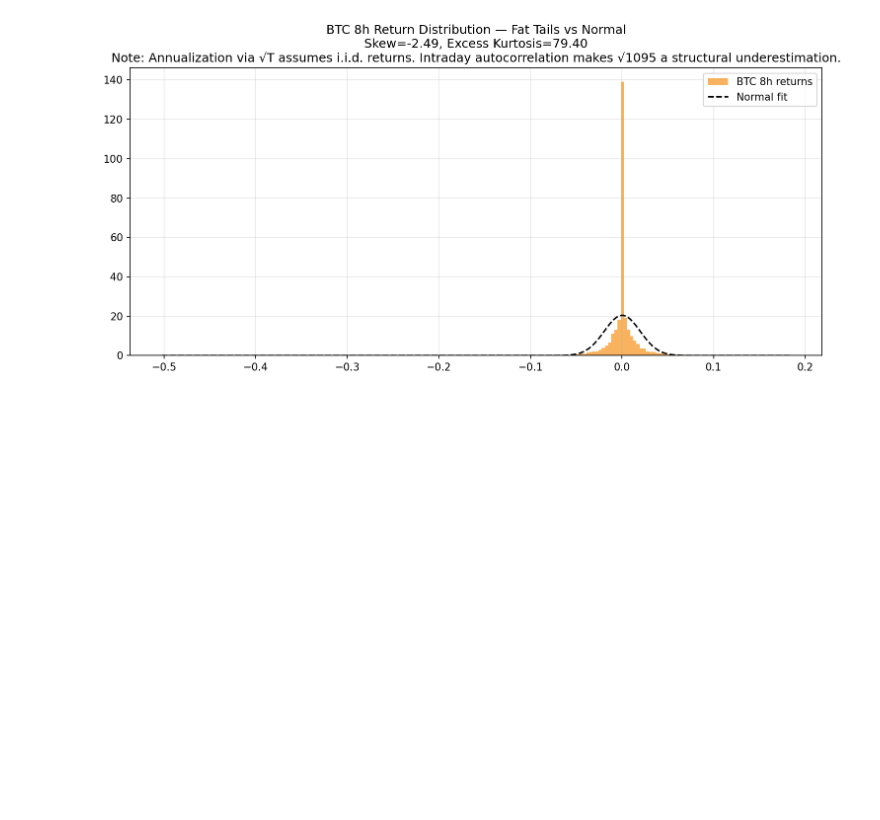
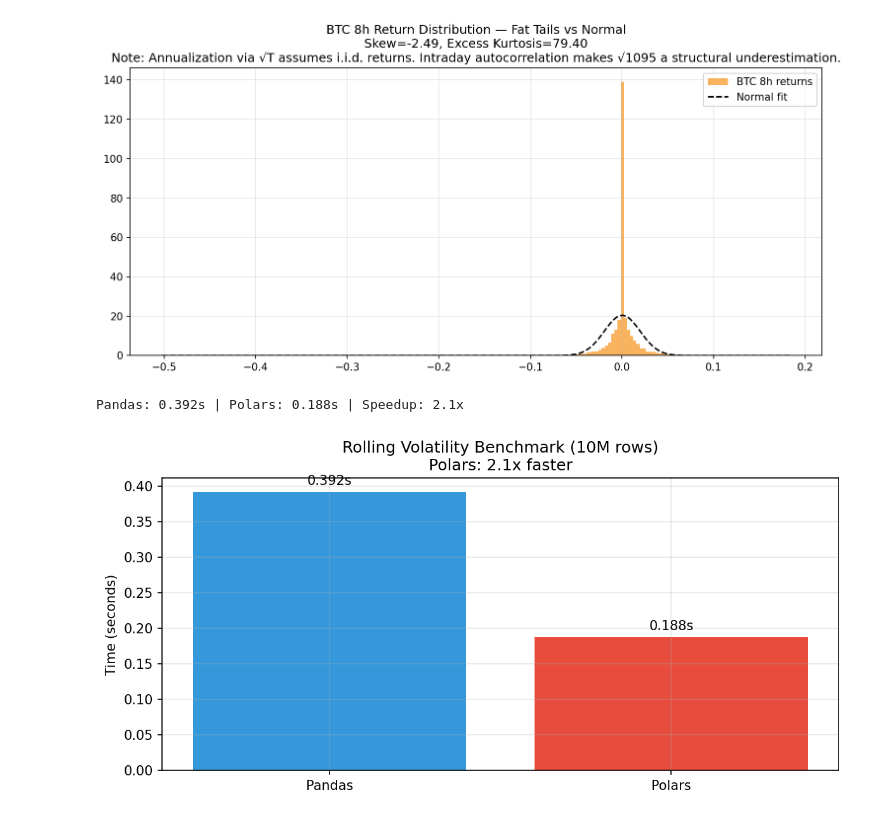
Before and after one commit to Zekhayoub/crypto-volatility-analyzer, a Jupyter notebook: notebooks/eda.ipynb, the cells around one changed output. Drawn from its saved outputs; the diff is of its cells as text; code cells hidden in the pictures; blank space fills up the shorter version.

Commit message:
feat: add Pandas vs Polars benchmark on 10M synthetic rows

```diff
--- a/notebooks/eda.ipynb
+++ b/notebooks/eda.ipynb
@@ -200,3 +200,53 @@ plt.show()
 # %% [output]
 [figure]
 [figure]
+# %%
+import polars as pl
+import timeit
+
+# Generate 10M synthetic rows (NOT 6000 — that would be a fake benchmark)
+n = 10_000_000
+np.random.seed(42)
+dummy = pd.DataFrame({
+    "close": np.cumsum(np.random.randn(n) * 0.001) + 100,
+    "return_1p": np.random.randn(n) * 0.01,
+})
+
+# Pandas rolling vol
+def pandas_vol():
+    return dummy["return_1p"].rolling(21).std()
+
+# Polars rolling vol (lazy evaluation)
+dummy_pl = pl.from_pandas(dummy)
+def polars_vol():
+    return dummy_pl.lazy().with_columns(
+        pl.col("return_1p").rolling_std(21).alias("vol_21")
+    ).collect()
+
+# Benchmark
+n_runs = 5
+pd_time = timeit.timeit(pandas_vol, number=n_runs) / n_runs
+pl_time = timeit.timeit(polars_vol, number=n_runs) / n_runs
+
+speedup = pd_time / pl_time
+print(f"Pandas: {pd_time:.3f}s | Polars: {pl_time:.3f}s | Speedup: {speedup:.1f}x")
+
+# Verify identical results
+pd_result = pandas_vol().dropna().values
+pl_result = polars_vol()["vol_21"].drop_nulls().to_numpy()
+assert np.allclose(pd_result[:1000], pl_result[:1000], rtol=1e-5), "Results differ!"
+
+# Plot
+fig, ax = plt.subplots(figsize=(8, 4))
+bars = ax.bar(["Pandas", "Polars"], [pd_time, pl_time], color=["#3498db", "#e74c3c"])
+ax.set_ylabel("Time (seconds)")
+ax.set_title(f"Rolling Volatility Benchmark (10M rows)\nPolars: {speedup:.1f}x faster")
+for bar, t in zip(bars, [pd_time, pl_time]):
+    ax.text(bar.get_x() + bar.get_width()/2, bar.get_height() + 0.01,
+            f"{t:.3f}s", ha="center", fontsize=10)
+fig.tight_layout()
+fig.savefig(FIGURES / "polars_benchmark.png", bbox_inches="tight")
+plt.show()
+# %% [output]
+Pandas: 0.392s | Polars: 0.188s | Speedup: 2.1x
+[figure, added]
```
Also changed, not shown: 1 other file.
